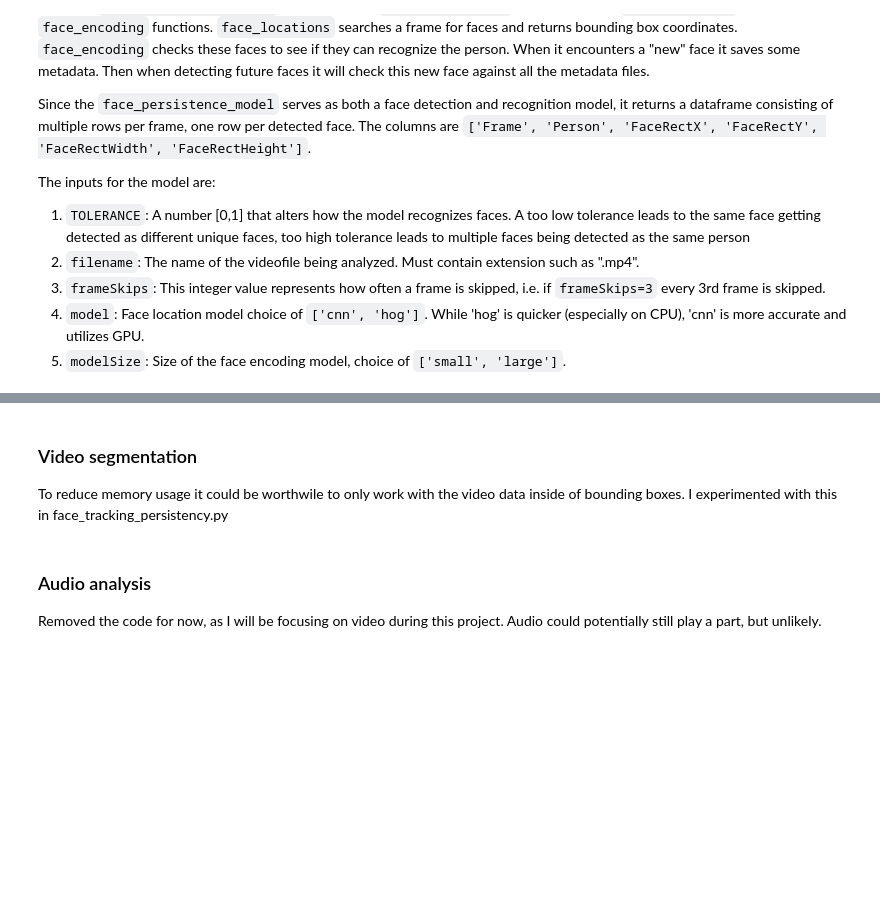
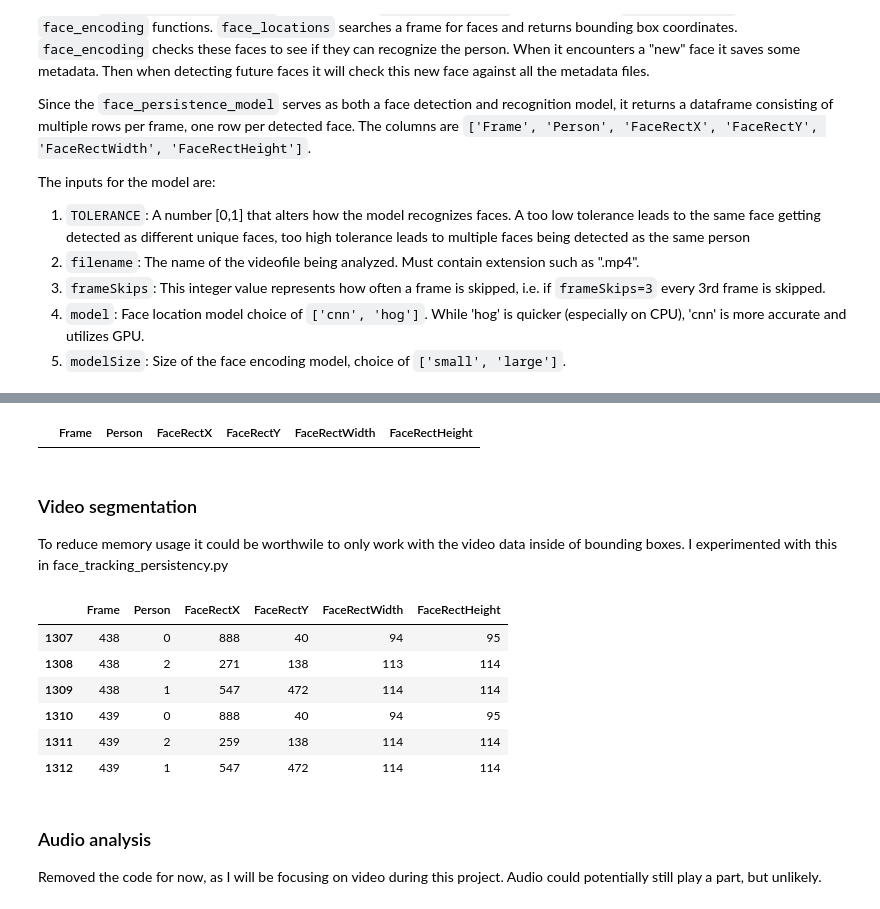
Before and after one commit to ramon284/Interest-predictor, a Jupyter notebook: pipeline.ipynb, the cells around one changed output, grey strips where cells are left out. Drawn from its saved outputs; the diff is of its cells as text; code cells hidden in the pictures; blank space fills up the shorter version.

```diff
--- a/pipeline.ipynb
+++ b/pipeline.ipynb
@@ -182,8 +182,10 @@ The inputs for the model are:
 4. `model`: Face location model choice of `['cnn', 'hog']`. While 'hog' is quicker (especially on CPU), 'cnn' is more accurate and utilizes GPU.
 5. `modelSize`: Size of the face encoding model, choice of `['small', 'large']`.
 # %%
-face_tracker = face_persistence_model(TOLERANCE=0.554, filename='Video0_Trim.mp4', frameSkips=2, model='cnn', modelSize='large' )
-initialDF = face_tracker.runDetection()
-face_tracker.saveCSV()
+from Models.tracking_persistence.face_tracking_persistence import face_persistence_model
+face_tracker = face_persistence_model(TOLERANCE=0.6, filename='Video2_Trim_Trim.mp4', model='cnn', modelSize='large')
+#initialDF = face_tracker.runDetection()
+initialDF = face_tracker.runDetectionTrackOnly(mydf, True)
+face_tracker.saveCSV(initialDF)
 # %% [output]
 Video loaded? :  True
@@ -190,7 +209,21 @@ Video loaded? :  True
+# %%
+initialDF
+# %% [output]
+|  | Frame | Person | FaceRectX | FaceRectY | FaceRectWidth | FaceRectHeight |
 # %% [markdown]
 ### Video segmentation
 
 To reduce memory usage it could be worthwile to only work with the video data inside of bounding boxes. I experimented with this in face_tracking_persistency.py
+# %%
+initialDF[1307:1313]
+# %% [output]
+|  | Frame | Person | FaceRectX | FaceRectY | FaceRectWidth | FaceRectHeight |
+| 1307 | 438 | 0 | 888 | 40 | 94 | 95 |
+| 1308 | 438 | 2 | 271 | 138 | 113 | 114 |
+| 1309 | 438 | 1 | 547 | 472 | 114 | 114 |
+| 1310 | 439 | 0 | 888 | 40 | 94 | 95 |
+| 1311 | 439 | 2 | 259 | 138 | 114 | 114 |
+| 1312 | 439 | 1 | 547 | 472 | 114 | 114 |
 # %% [markdown]
 ### Audio analysis
 
```
Also changed, not shown: parts of 10 cells of this notebook, 3 other files.
